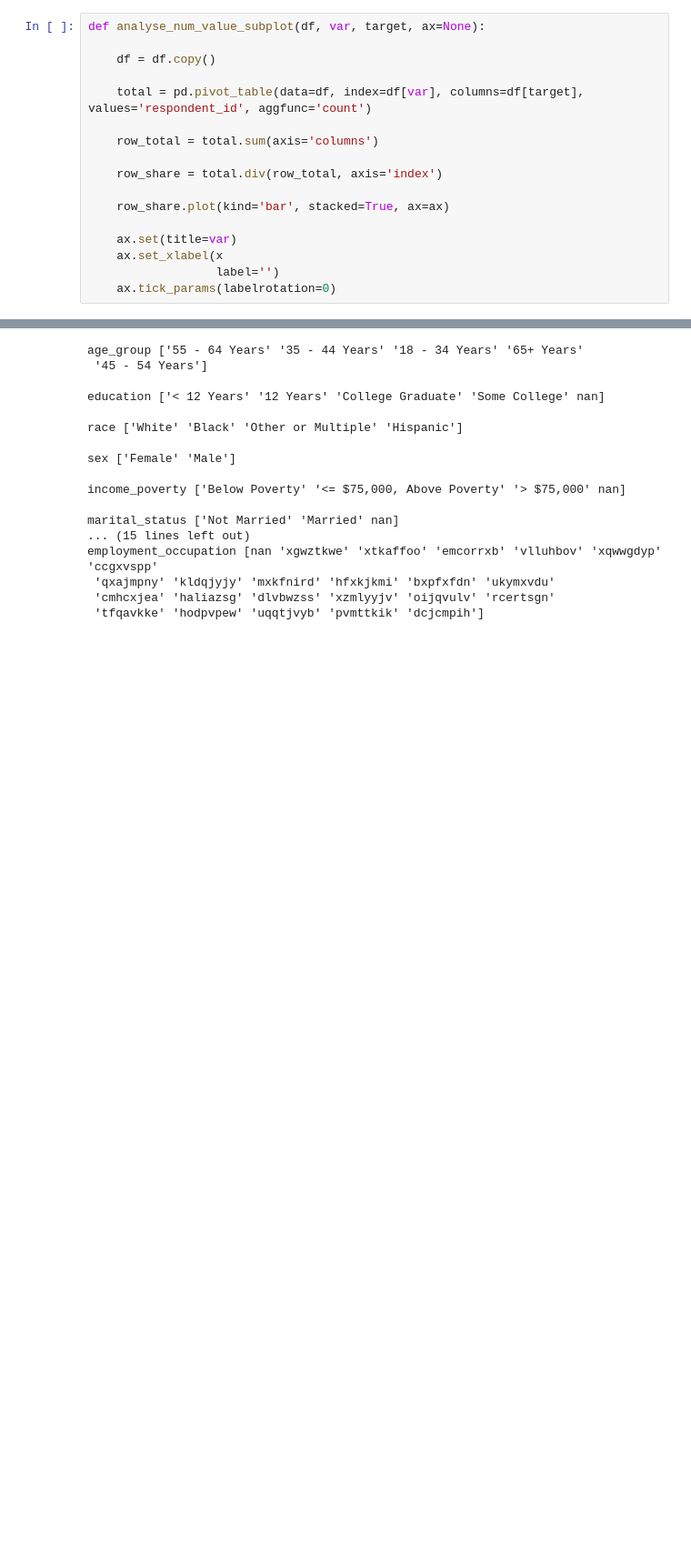
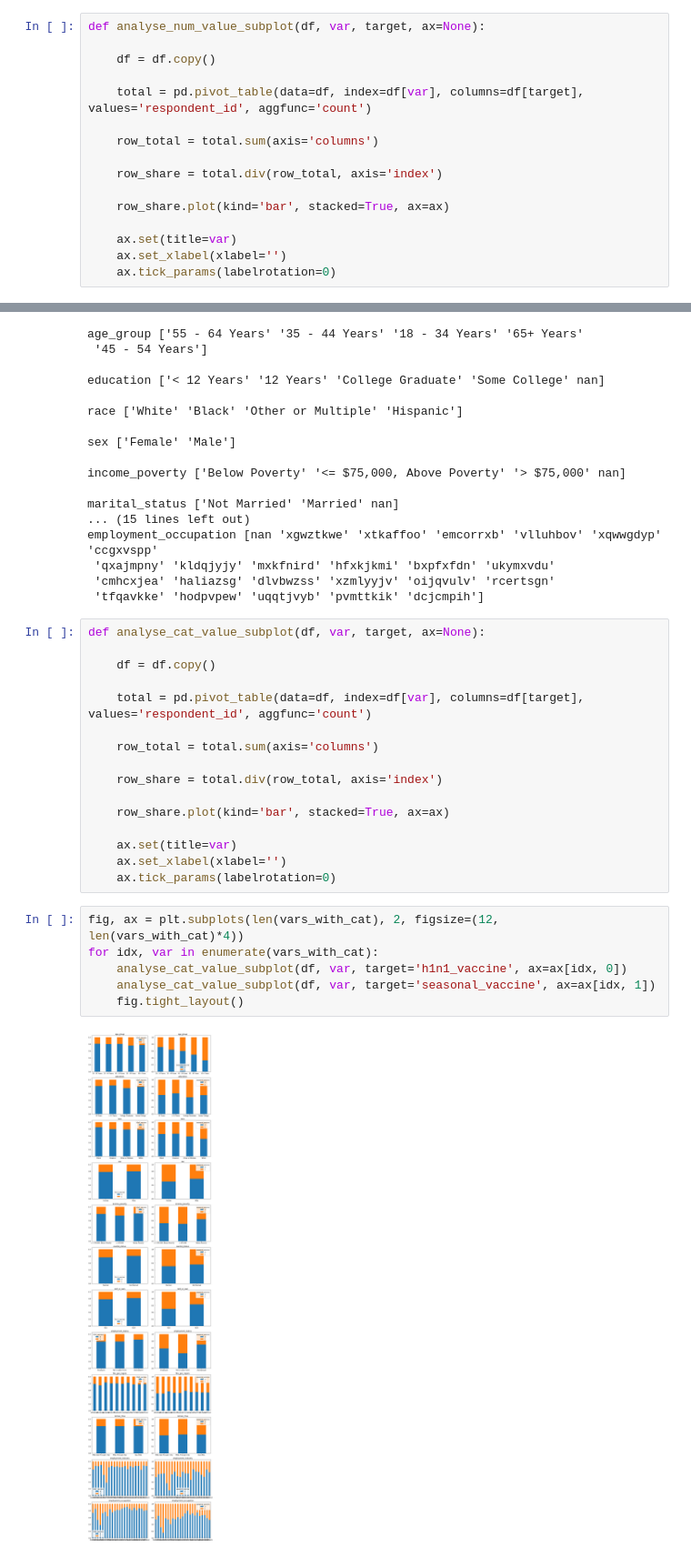
Before and after one commit to joaovitorfranco/flu-shot-competition, a Jupyter notebook: ExploratoryAnalysis.ipynb, the cells around one changed output, grey strips where cells are left out. Shown at 91% size. Cells and saved outputs as stored; diff of their text form; blank space fills up the shorter version.

Commit message:
Added subplots for cat analysis

```diff
--- a/ExploratoryAnalysis.ipynb
+++ b/ExploratoryAnalysis.ipynb
@@ -230,8 +230,7 @@ def analyse_num_value_subplot(df, var, target, ax=None):
     row_share.plot(kind='bar', stacked=True, ax=ax)
 
     ax.set(title=var)
-    ax.set_xlabel(x
-                  label='')
+    ax.set_xlabel(xlabel='')
     ax.tick_params(labelrotation=0)
 # %%
 fig, ax = plt.subplots(len(vars_with_num), 2, figsize=(9, len(vars_with_num)*4))
@@ -276,3 +275,27 @@ employment_occupation [nan 'xgwztkwe' 'xtkaffoo' 'emcorrxb' 'vlluhbov' 'xqwwgdyp
  'qxajmpny' 'kldqjyjy' 'mxkfnird' 'hfxkjkmi' 'bxpfxfdn' 'ukymxvdu'
  'cmhcxjea' 'haliazsg' 'dlvbwzss' 'xzmlyyjv' 'oijqvulv' 'rcertsgn'
  'tfqavkke' 'hodpvpew' 'uqqtjvyb' 'pvmttkik' 'dcjcmpih']
+# %%
+def analyse_cat_value_subplot(df, var, target, ax=None):
+
+    df = df.copy()
+
+    total = pd.pivot_table(data=df, index=df[var], columns=df[target], values='respondent_id', aggfunc='count')
+
+    row_total = total.sum(axis='columns')
+
+    row_share = total.div(row_total, axis='index')
+
+    row_share.plot(kind='bar', stacked=True, ax=ax)
+
+    ax.set(title=var)
+    ax.set_xlabel(xlabel='')
+    ax.tick_params(labelrotation=0)
+# %%
+fig, ax = plt.subplots(len(vars_with_cat), 2, figsize=(12, len(vars_with_cat)*4))
+for idx, var in enumerate(vars_with_cat):
+    analyse_cat_value_subplot(df, var, target='h1n1_vaccine', ax=ax[idx, 0])
+    analyse_cat_value_subplot(df, var, target='seasonal_vaccine', ax=ax[idx, 1])
+    fig.tight_layout()
+# %% [output]
+[figure, added]
```
